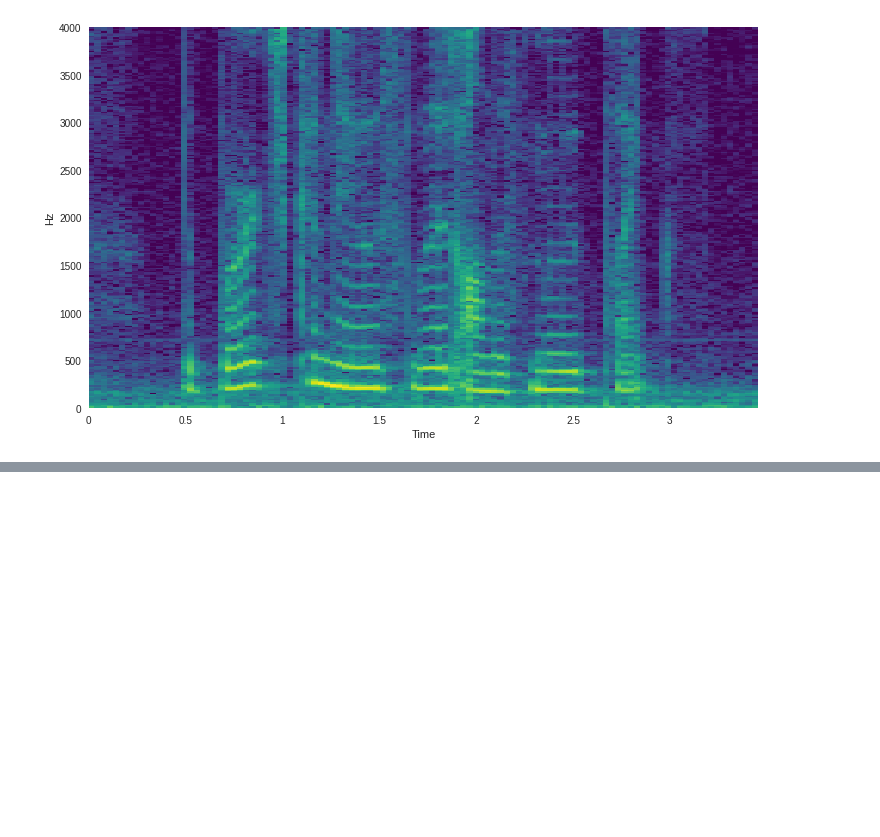
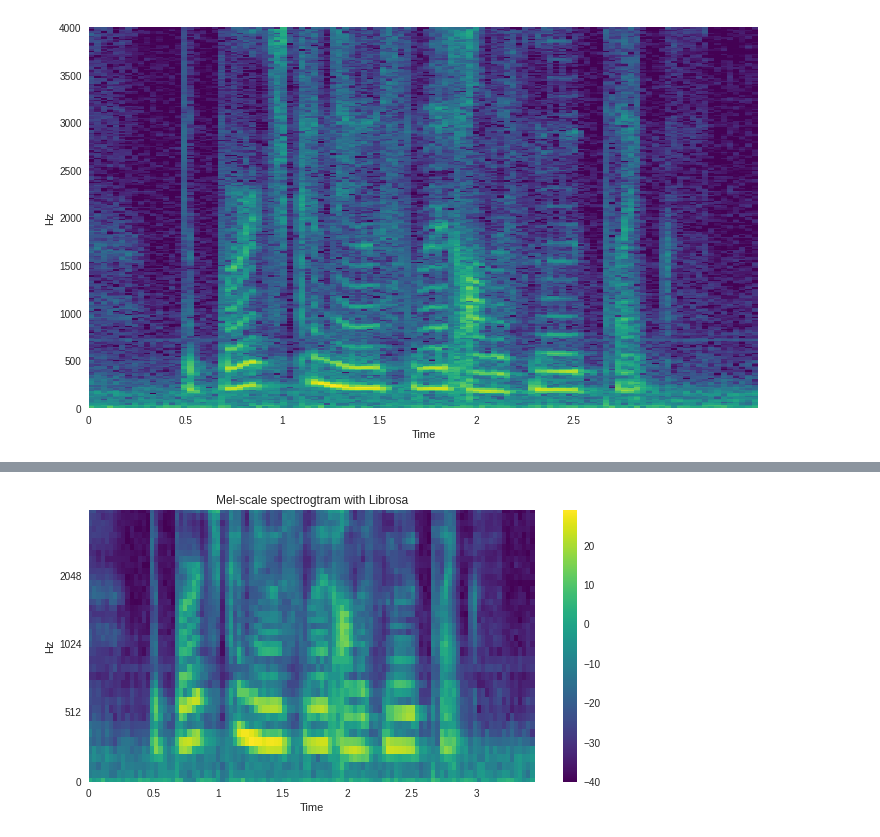
Before and after one commit to cattaneoluca/ML_for_audio, a Jupyter notebook: seminar_1/seminar_1.ipynb, the cells around one changed output, grey strips where cells are left out. Drawn from its saved outputs; the diff is of its cells as text; code cells hidden in the pictures; blank space fills up the shorter version.

```diff
--- a/seminar_1/seminar_1.ipynb
+++ b/seminar_1/seminar_1.ipynb
@@ -172,0 +225,13 @@ librosa.display.specshow(Xmag, sr=sample_rate, hop_length= hop_length, x_axis='t
+# %%
+# compute with LIBROSA
+X_mel = librosa.feature.melspectrogram(sr=sample_rate, S=np.abs(X)**2, n_fft= NFFT, hop_length= hop_length,
+                                       power=2.0, n_mels= nfilt, fmin=0, fmax= sample_rate/2, htk=True, norm=None)
+# %%
+plt.figure(figsize=(10,5))
+librosa.display.specshow(librosa.power_to_db(X_mel), sr=sample_rate, hop_length=hop_length, y_axis='mel',
+                         fmax=sample_rate/2, x_axis='time', cmap='viridis');
+plt.clim(-40, None)
+plt.colorbar()
+plt.title('Mel-scale spectrogtram with Librosa');
+# %% [output]
+[figure, added]
```
Also changed, not shown: parts of 5 cells of this notebook.
